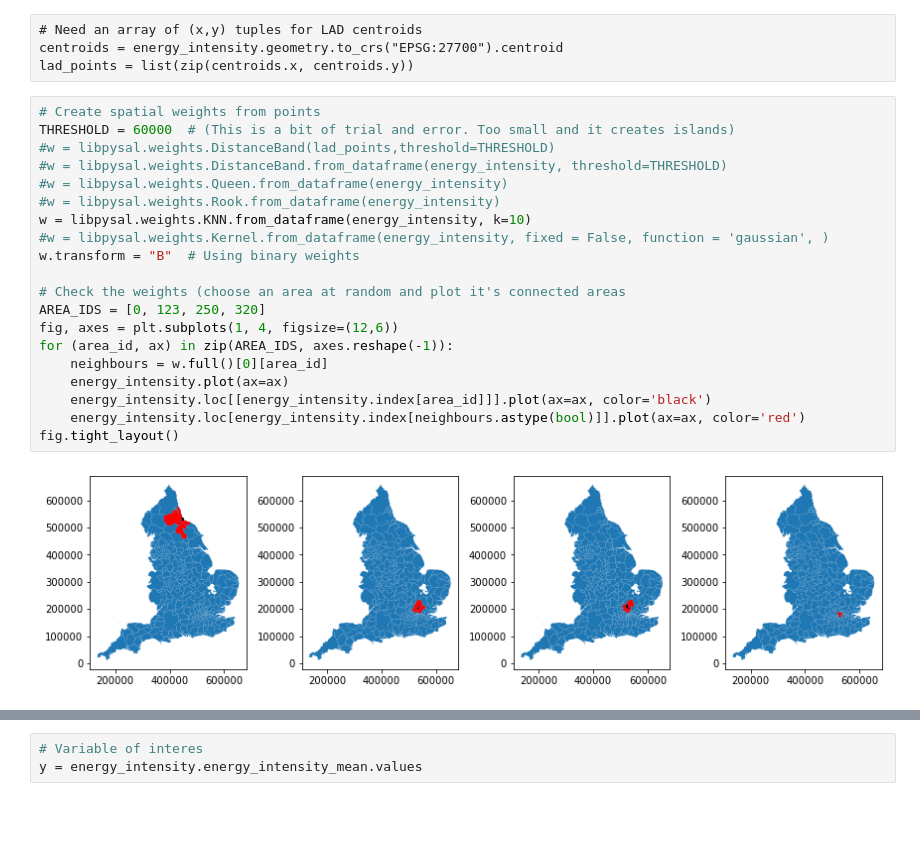
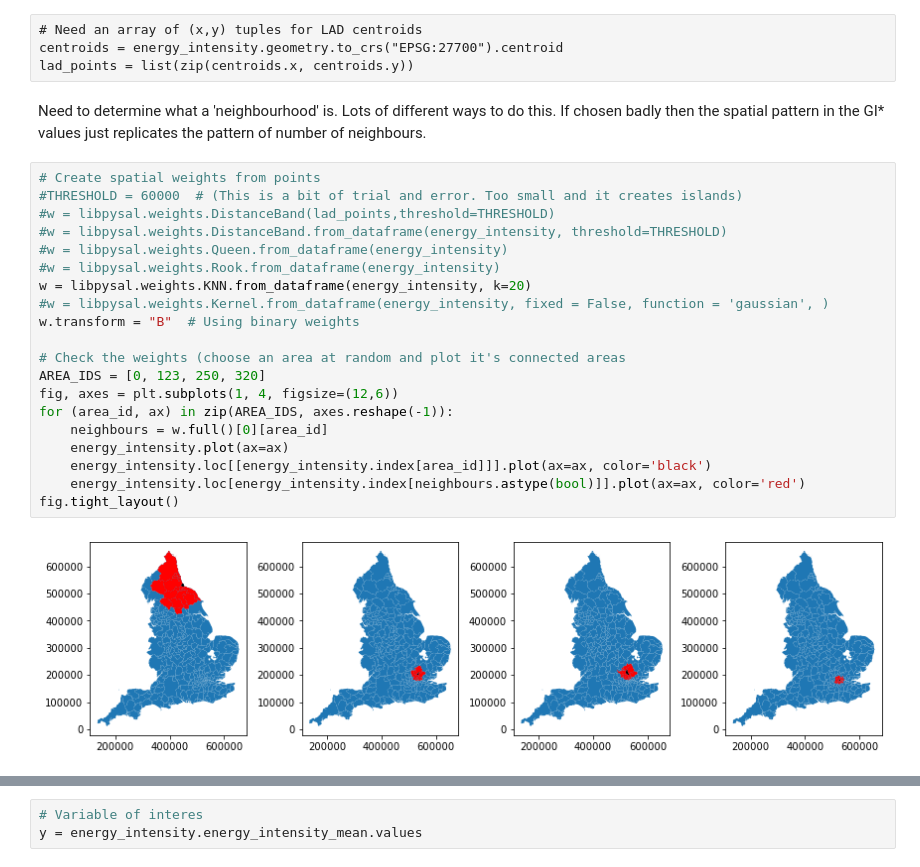
Before and after one commit to anetobradley/energy_flex, a Jupyter notebook: 02-EnergyModel/Energy_Intensity_Analysis/energy_intensity_analysis.ipynb, the cells around one changed output, grey strips where cells are left out. Cells and saved outputs as stored; diff of their text form; blank space fills up the shorter version.

```diff
--- a/02-EnergyModel/Energy_Intensity_Analysis/energy_intensity_analysis.ipynb
+++ b/02-EnergyModel/Energy_Intensity_Analysis/energy_intensity_analysis.ipynb
@@ -363,25 +363,27 @@ energy_intensity = energy_intensity.drop(['E06000053', 'E06000046'])
 # Need an array of (x,y) tuples for LAD centroids
 centroids = energy_intensity.geometry.to_crs("EPSG:27700").centroid
 lad_points = list(zip(centroids.x, centroids.y))
+# %% [markdown]
+Need to determine what a 'neighbourhood' is. Lots of different ways to do this. If chosen badly then the spatial pattern in the GI* values just replicates the pattern of number of neighbours.
 # %%
 # Create spatial weights from points
-THRESHOLD = 60000  # (This is a bit of trial and error. Too small and it creates islands)
+#THRESHOLD = 60000  # (This is a bit of trial and error. Too small and it creates islands)
 #w = libpysal.weights.DistanceBand(lad_points,threshold=THRESHOLD)
 #w = libpysal.weights.DistanceBand.from_dataframe(energy_intensity, threshold=THRESHOLD)
 #w = libpysal.weights.Queen.from_dataframe(energy_intensity)
 #w = libpysal.weights.Rook.from_dataframe(energy_intensity)
-w = libpysal.weights.KNN.from_dataframe(energy_intensity, k=10)
+w = libpysal.weights.KNN.from_dataframe(energy_intensity, k=20)
 #w = libpysal.weights.Kernel.from_dataframe(energy_intensity, fixed = False, function = 'gaussian', )
 w.transform = "B"  # Using binary weights
 
 # Check the weights (choose an area at random and plot it's connected areas
 AREA_IDS = [0, 123, 250, 320]
 fig, axes = plt.subplots(1, 4, figsize=(12,6))
 for (area_id, ax) in zip(AREA_IDS, axes.reshape(-1)):
     neighbours = w.full()[0][area_id]
     energy_intensity.plot(ax=ax)
     energy_intensity.loc[[energy_intensity.index[area_id]]].plot(ax=ax, color='black')
     energy_intensity.loc[energy_intensity.index[neighbours.astype(bool)]].plot(ax=ax, color='red')
 fig.tight_layout()
 # %% [output]
-[figure, old version]
+[figure, new version]
```
Also changed, not shown: parts of 27 cells of this notebook.
